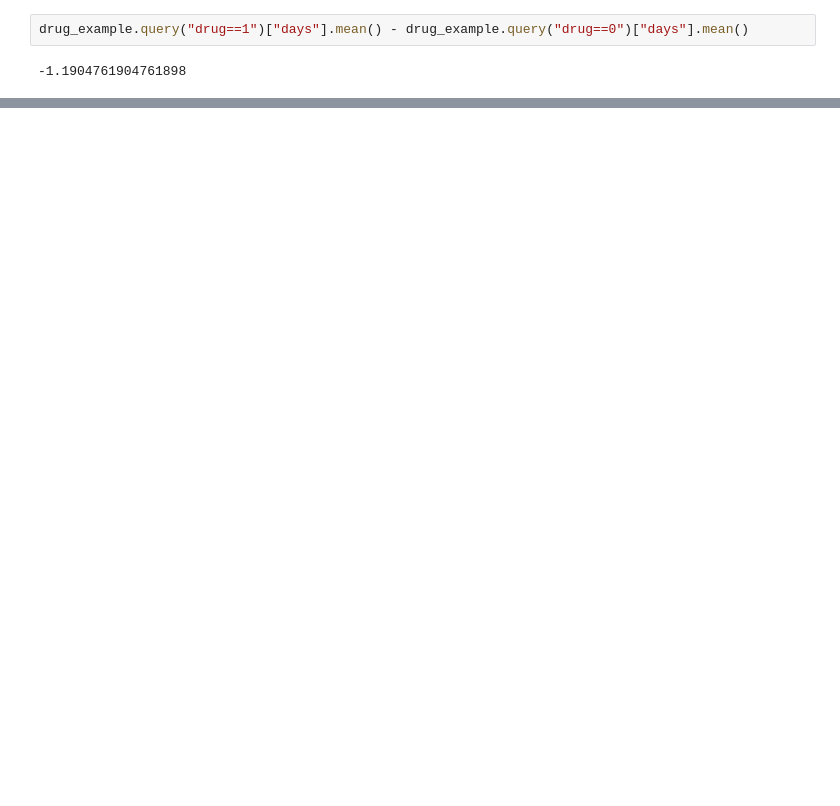
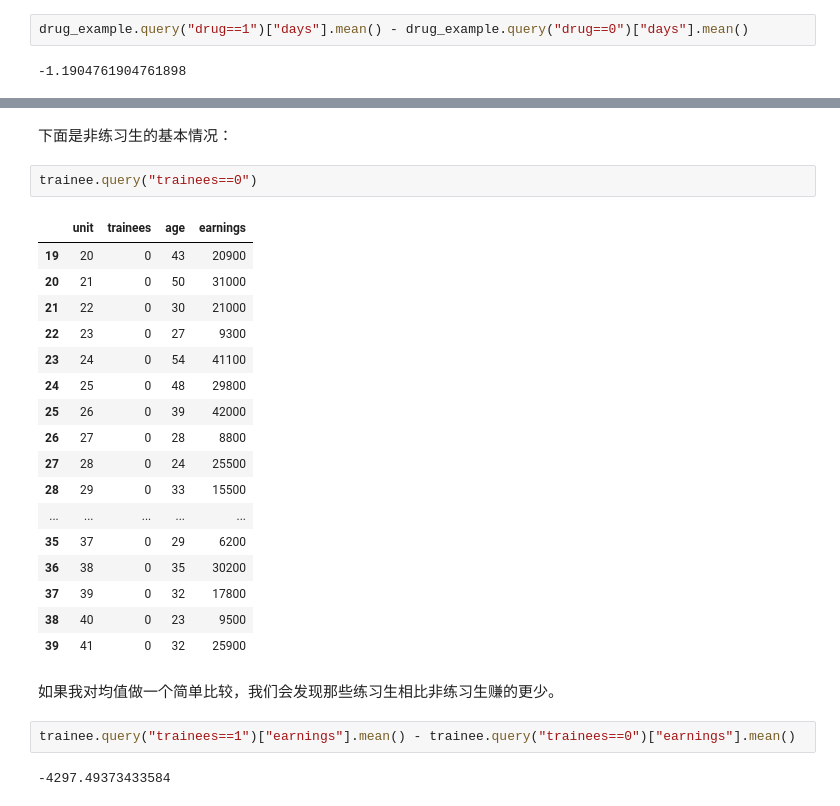
Before and after one commit to xieliaing/CausalInferenceIntro, a Jupyter notebook: chapters/10 第十章 匹配.ipynb, the cells around one changed output, grey strips where cells are left out. Cells and saved outputs as stored; diff of their text form; blank space fills up the shorter version.

```diff
--- a/chapters/10 第十章 匹配.ipynb
+++ b/chapters/10 第十章 匹配.ipynb
@@ -35,0 +110,28 @@ drug_example.query("drug==1")["days"].mean() - drug_example.query("drug==0")["da
+# %% [markdown]
+下面是非练习生的基本情况：
+# %%
+trainee.query("trainees==0")
+# %% [output]
+|  | unit | trainees | age | earnings |
+| 19 | 20 | 0 | 43 | 20900 |
+| 20 | 21 | 0 | 50 | 31000 |
+| 21 | 22 | 0 | 30 | 21000 |
+| 22 | 23 | 0 | 27 | 9300 |
+| 23 | 24 | 0 | 54 | 41100 |
+| 24 | 25 | 0 | 48 | 29800 |
+| 25 | 26 | 0 | 39 | 42000 |
+| 26 | 27 | 0 | 28 | 8800 |
+| 27 | 28 | 0 | 24 | 25500 |
+| 28 | 29 | 0 | 33 | 15500 |
+| ... | ... | ... | ... | ... |
+| 35 | 37 | 0 | 29 | 6200 |
+| 36 | 38 | 0 | 35 | 30200 |
+| 37 | 39 | 0 | 32 | 17800 |
+| 38 | 40 | 0 | 23 | 9500 |
+| 39 | 41 | 0 | 32 | 25900 |
+# %% [markdown]
+如果我对均值做一个简单比较，我们会发现那些练习生相比非练习生赚的更少。
+# %%
+trainee.query("trainees==1")["earnings"].mean() - trainee.query("trainees==0")["earnings"].mean()
+# %% [output]
+-4297.49373433584
```
Also changed, not shown: parts of 21 cells of this notebook.
